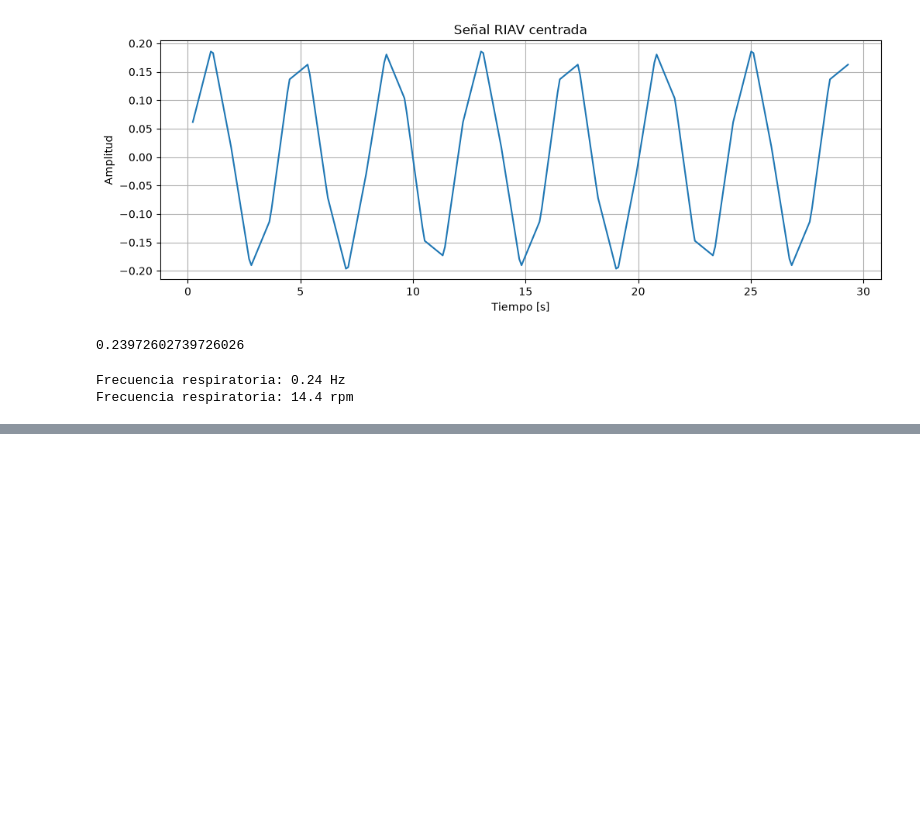
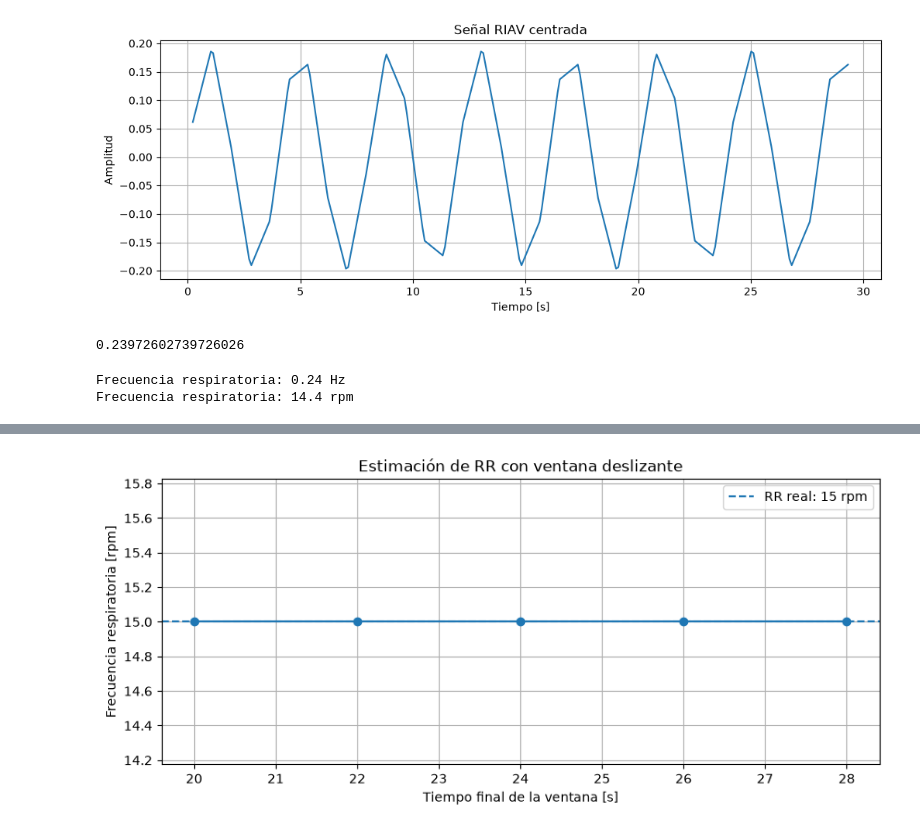
Before and after one commit to carlosgmontoya/respiratory-rate-ppg, a Jupyter notebook: notebooks/01_synthetic_ppg.ipynb, the cells around one changed output, grey strips where cells are left out. Drawn from its saved outputs; the diff is of its cells as text; code cells hidden in the pictures; blank space fills up the shorter version.

```diff
--- a/notebooks/01_synthetic_ppg.ipynb
+++ b/notebooks/01_synthetic_ppg.ipynb
@@ -322,0 +432,9 @@ Frecuencia respiratoria: 14.4 rpm
+# %%
+ventana_s = 20
+actualizacion_s = 2
+
+N_ventana = int(fs_resp * ventana_s)
+N_paso = int(fs_resp * actualizacion_s)
+
+print(f"Muestras por ventana: {N_ventana}")
+print(f"Muestras por actualización: {N_paso}")
@@ -322,0 +444,15 @@ Frecuencia respiratoria: 14.4 rpm
+# %%
+ventanas = []
+
+for inicio in range(
+    0,
+    len(amplitudes_centered) - N_ventana + 1,
+    N_paso
+):
+    fin = inicio + N_ventana
+
+    ventana = amplitudes_centered[inicio:fin]
+
+    ventanas.append(ventana)
+
+print(f"Número de ventanas: {len(ventanas)}")
@@ -322,0 +500,18 @@ Frecuencia respiratoria: 14.4 rpm
+# %%
+tiempos = [
+    (i * N_paso + N_ventana) / fs_resp
+    for i in range(len(resultados_rr))
+]
+
+plt.figure(figsize=(10, 4))
+plt.plot(tiempos, resultados_rr, marker="o")
+plt.axhline(y=15, linestyle="--", label="RR real: 15 rpm")
+
+plt.xlabel("Tiempo final de la ventana [s]")
+plt.ylabel("Frecuencia respiratoria [rpm]")
+plt.title("Estimación de RR con ventana deslizante")
+plt.grid()
+plt.legend()
+plt.show()
+# %% [output]
+[figure, added]
```
Also changed, not shown: parts of 12 cells of this notebook.
